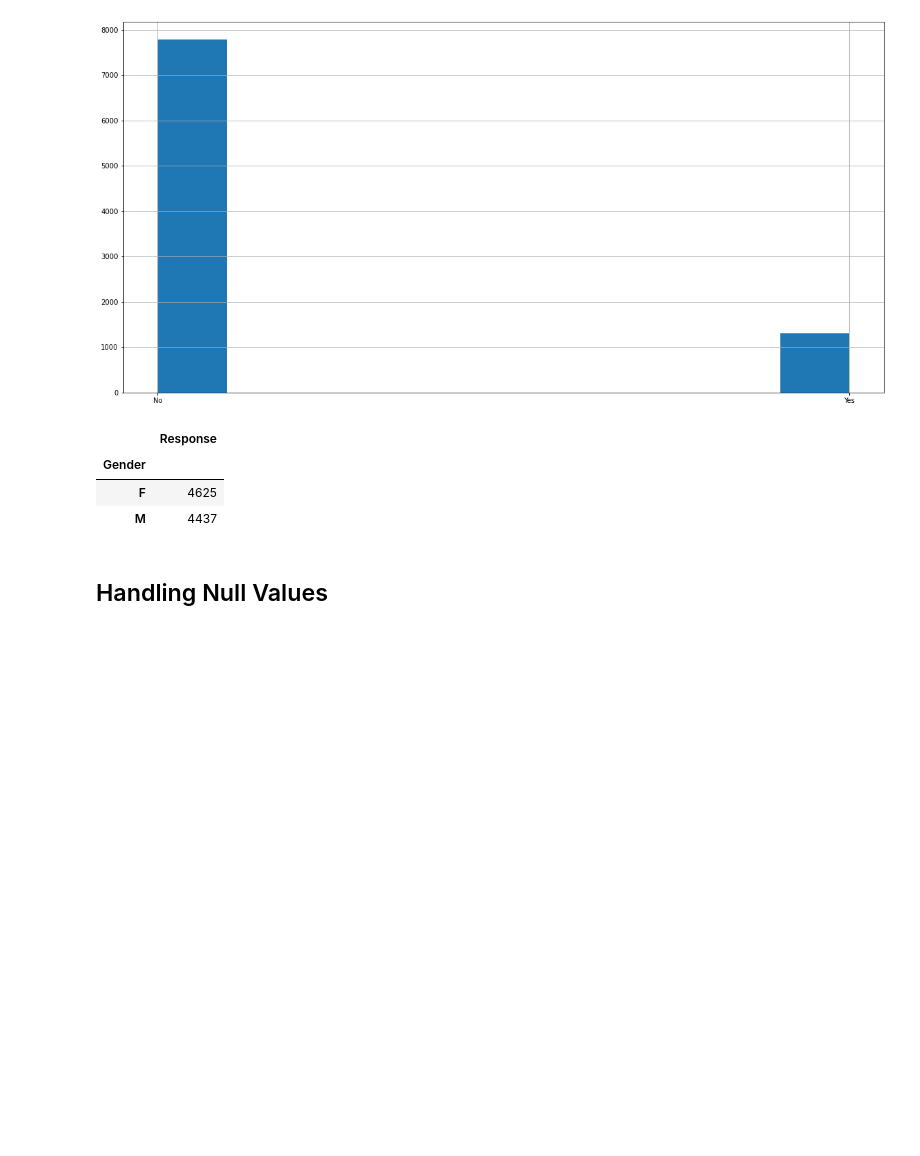
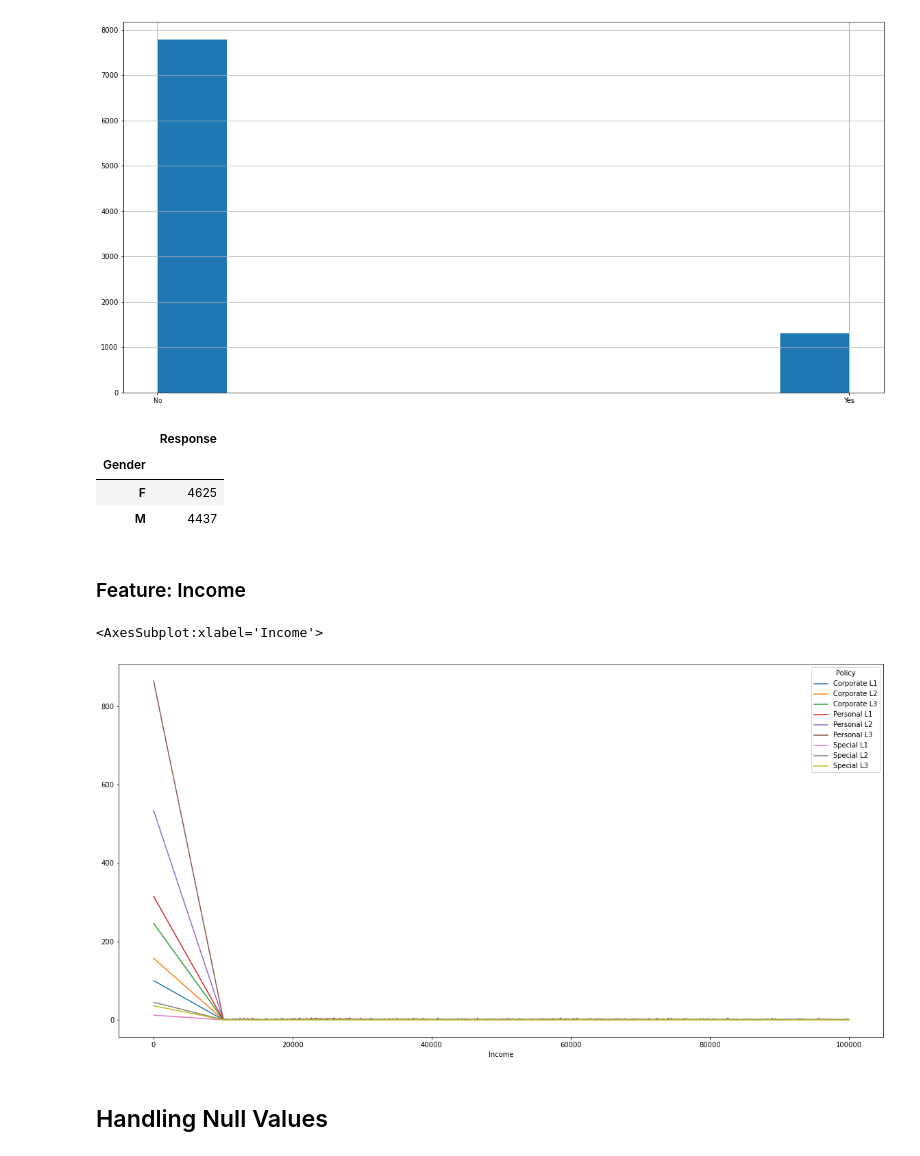
Before and after one commit to ddahiya16/Machine-Learning, a Jupyter notebook: Customer Life Time Value Prediction Model.ipynb, the cells around one changed output. Saved outputs shown, nothing was run; the diff lists cells and outputs as text; code cells hidden in the pictures; blank space fills up the shorter version.

```diff
--- a/Customer Life Time Value Prediction Model.ipynb
+++ b/Customer Life Time Value Prediction Model.ipynb
@@ -136,6 +162,14 @@ df[['Gender', 'Response']].groupby('Gender').count()
 | Gender |  |
 | F | 4625 |
 | M | 4437 |
+# %% [markdown]
+### Feature: Income
+# %%
+cr = pd.crosstab(df['Income'], df['Policy'])
+cr.plot()
+# %% [output]
+<AxesSubplot:xlabel='Income'>
+[figure, added]
 # %% [markdown]
 ## Handling Null Values
 # %%
```
Also changed, not shown: parts of 4 cells of this notebook.
